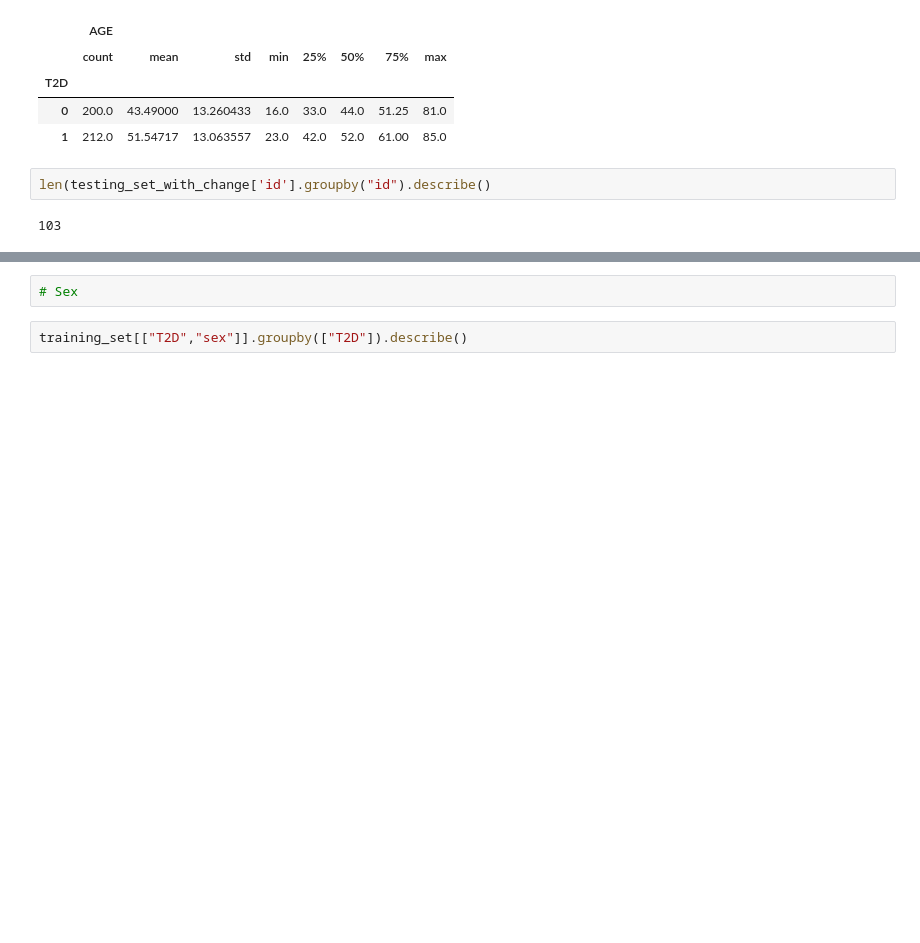
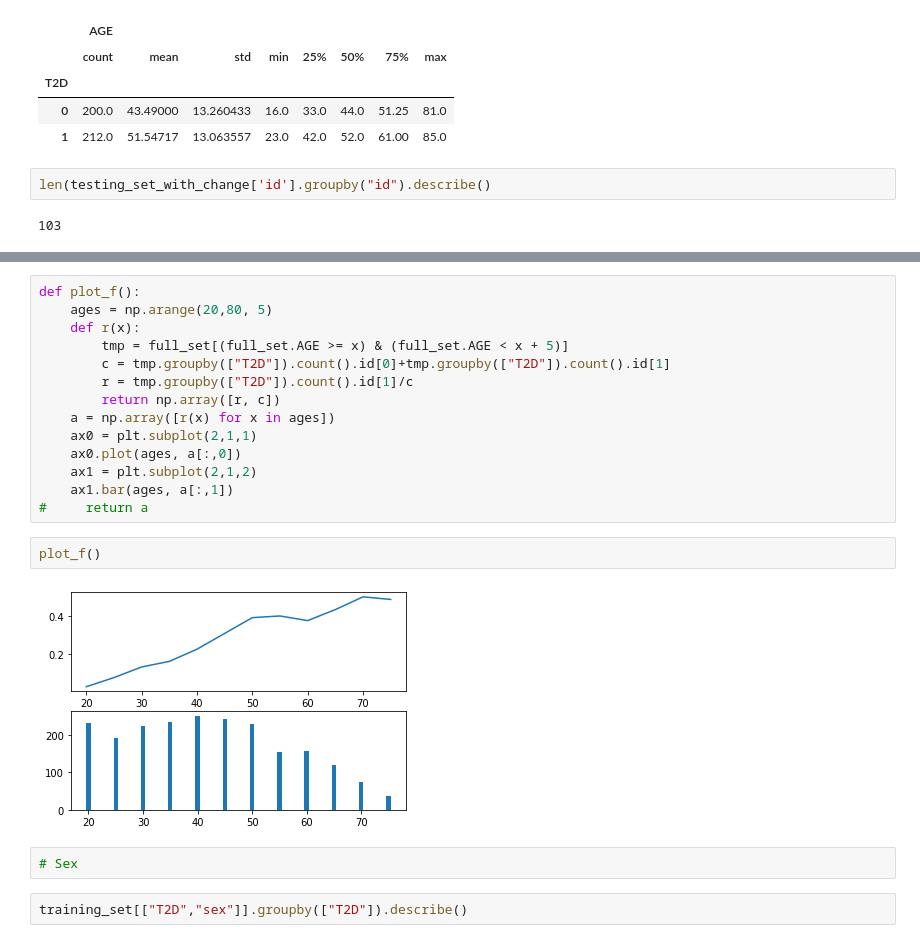
Before and after one commit to zgcarvalho/diabnet, a Jupyter notebook: notebooks/S01-data-stats.ipynb, the cells around one changed output, grey strips where cells are left out. Saved outputs shown, nothing was run; the diff lists cells and outputs as text; blank space fills up the shorter version.

```diff
--- a/notebooks/S01-data-stats.ipynb
+++ b/notebooks/S01-data-stats.ipynb
@@ -92,3 +92,21 @@ testing_set_with_change # select
+# %%
+def plot_f():
+    ages = np.arange(20,80, 5)
+    def r(x):
+        tmp = full_set[(full_set.AGE >= x) & (full_set.AGE < x + 5)]
+        c = tmp.groupby(["T2D"]).count().id[0]+tmp.groupby(["T2D"]).count().id[1]
+        r = tmp.groupby(["T2D"]).count().id[1]/c
+        return np.array([r, c])
+    a = np.array([r(x) for x in ages])
+    ax0 = plt.subplot(2,1,1)
+    ax0.plot(ages, a[:,0])
+    ax1 = plt.subplot(2,1,2)
+    ax1.bar(ages, a[:,1])
+#     return a
+# %%
+plot_f()
+# %% [output]
+[figure, added]
 # %%
 # Sex
 # %%
```
Also changed, not shown: parts of 16 cells of this notebook, 15 other files.
